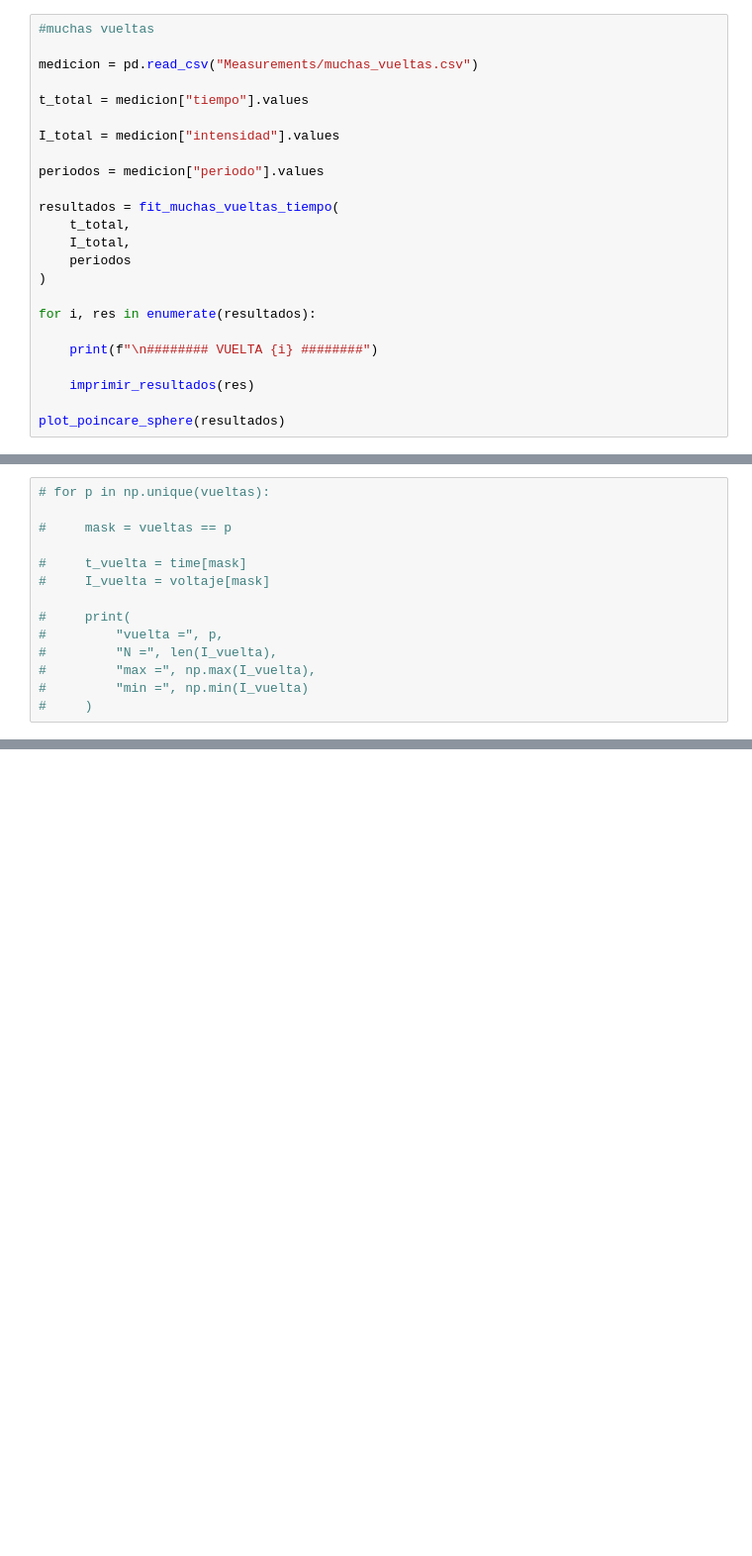
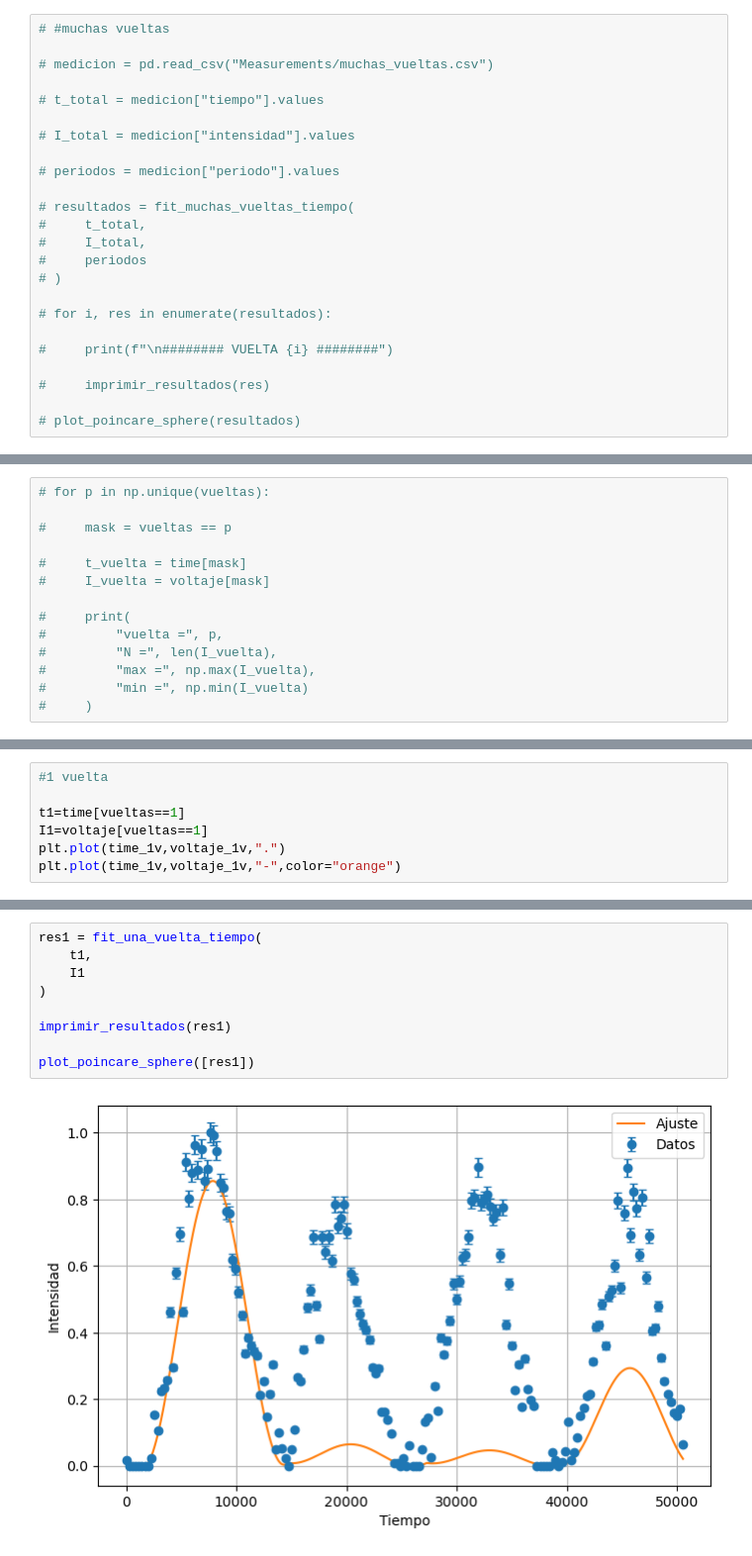
Before and after one commit to BernardoPironio/Polarimetro, a Jupyter notebook: calibracion_y_ajuste.ipynb, the cells around one changed output, grey strips where cells are left out. Shown at 99% size. Cells and saved outputs as stored; diff of their text form; blank space fills up the shorter version.

Commit message:
Ajuste de vueltas de primeras mediciones con sistema integrado

```diff
--- a/calibracion_y_ajuste.ipynb
+++ b/calibracion_y_ajuste.ipynb
@@ -571,29 +571,29 @@ plot_poincare_sphere([res])
 # %% [output]
 FileNotFoundError: [Errno 2] No such file or directory: 'Measurements/una_vuelta.csv'
 # %%
-#muchas vueltas
+# #muchas vueltas
 
-medicion = pd.read_csv("Measurements/muchas_vueltas.csv")
+# medicion = pd.read_csv("Measurements/muchas_vueltas.csv")
 
-t_total = medicion["tiempo"].values
+# t_total = medicion["tiempo"].values
 
-I_total = medicion["intensidad"].values
+# I_total = medicion["intensidad"].values
 
-periodos = medicion["periodo"].values
+# periodos = medicion["periodo"].values
 
-resultados = fit_muchas_vueltas_tiempo(
-    t_total,
-    I_total,
-    periodos
-)
+# resultados = fit_muchas_vueltas_tiempo(
+#     t_total,
+#     I_total,
+#     periodos
+# )
 
-for i, res in enumerate(resultados):
+# for i, res in enumerate(resultados):
 
-    print(f"\n######## VUELTA {i} ########")
+#     print(f"\n######## VUELTA {i} ########")
 
-    imprimir_resultados(res)
+#     imprimir_resultados(res)
 
-plot_poincare_sphere(resultados)
+# plot_poincare_sphere(resultados)
 # %% [markdown]
 ## Analisis de datos
 # %%
@@ -713,0 +733,7 @@ TypeError: fit_muchas_vueltas_tiempo() got an unexpected keyword argument 'plot'
+# %%
+#1 vuelta
+
+t1=time[vueltas==1]
+I1=voltaje[vueltas==1]
+plt.plot(time_1v,voltaje_1v,".")
+plt.plot(time_1v,voltaje_1v,"-",color="orange")
@@ -713,0 +743,11 @@ TypeError: fit_muchas_vueltas_tiempo() got an unexpected keyword argument 'plot'
+# %%
+res1 = fit_una_vuelta_tiempo(
+    t1,
+    I1
+)
+
+imprimir_resultados(res1)
+
+plot_poincare_sphere([res1])
+# %% [output]
+[figure, added]
```
Also changed, not shown: parts of 15 cells of this notebook.
